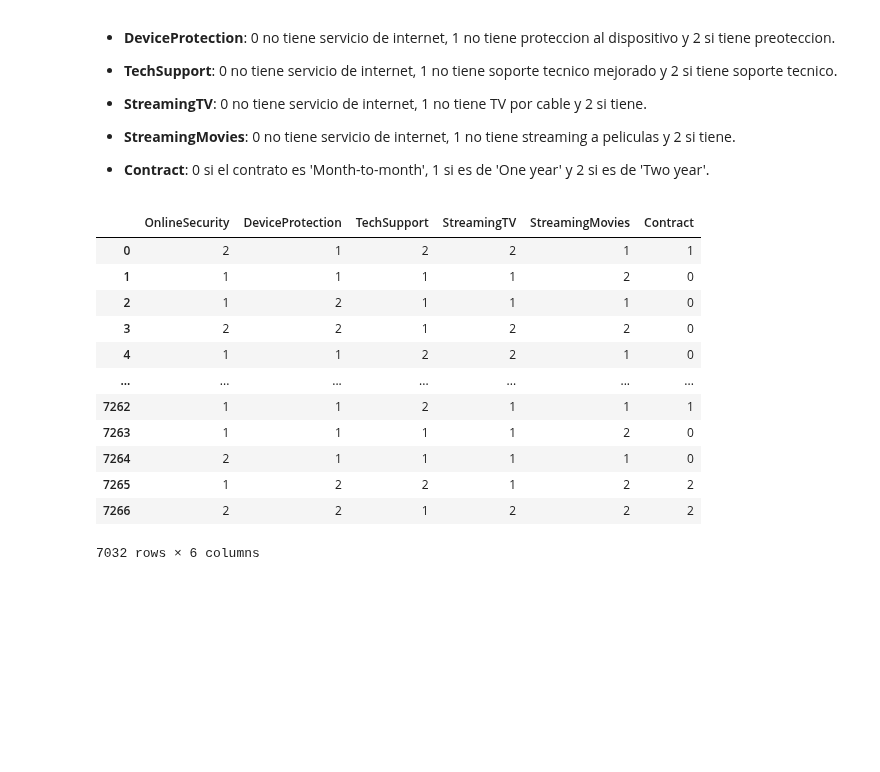
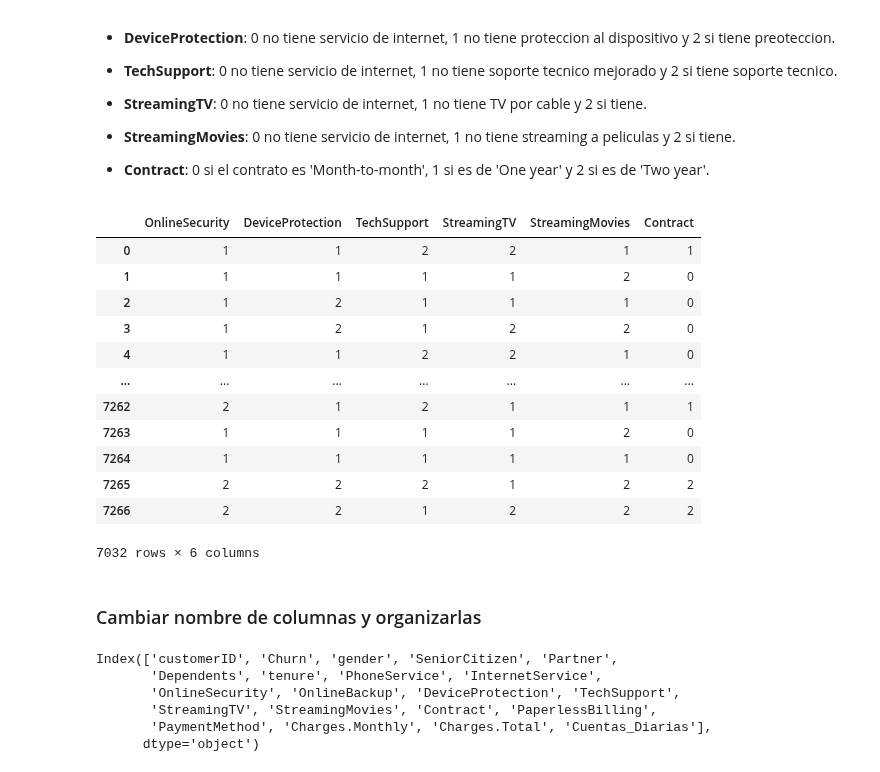
Before and after one commit to jbernalg/challenge_TelecomX, a Jupyter notebook: challenge_telecomx.ipynb, the cells around one changed output. Saved outputs shown, nothing was run; the diff lists cells and outputs as text; code cells hidden in the pictures; blank space fills up the shorter version.

```diff
--- a/challenge_telecomx.ipynb
+++ b/challenge_telecomx.ipynb
@@ -376,6 +376,8 @@ df_exp[df_exp['PhoneService'] == 0].head()
 5 rows × 22 columns
 # %% [markdown]
 > Observamos que los clientes que estan suscrito al servicio telefonico necesariamente tienen al menos 1 linea. Los que no estan suscrito, no tienen linea telefonica. Por tanto, esta variable no nos brinda informacion relevante, solo informacion redundante de 'PhoneService'. La omitimos del analisis.
+# %%
+df_exp = df_exp.drop('MultipleLines', axis=1)
 # %% [markdown]
 __InternetService__
 # %% [markdown]
@@ -444,25 +446,36 @@ Podemos tratar estas variables como en el caso anterior ya que presentan 3 valor
 
 - __Contract__: 0 si el contrato es 'Month-to-month', 1 si es de 'One year' y 2 si es de 'Two year'.
 # %%
-df_exp['OnlineSecurity'] = df_exp['OnlineBackup'].replace({'No internet service': 0, 'No': 1, 'Yes': 2}).astype(np.int64)
+df_exp['OnlineBackup'] = df_exp['OnlineBackup'].replace({'No internet service': 0, 'No': 1, 'Yes': 2}).astype(np.int64)
 df_exp['DeviceProtection'] = df_exp['DeviceProtection'].replace({'No internet service': 0, 'No': 1, 'Yes': 2}).astype(np.int64)
 df_exp['TechSupport'] = df_exp['TechSupport'].replace({'No internet service': 0, 'No': 1, 'Yes': 2}).astype(np.int64)
 df_exp['StreamingTV'] = df_exp['StreamingTV'].replace({'No internet service': 0, 'No': 1, 'Yes': 2}).astype(np.int64)
 df_exp['StreamingMovies'] = df_exp['StreamingMovies'].replace({'No internet service': 0, 'No': 1, 'Yes': 2}).astype(np.int64)
 df_exp['Contract'] = df_exp['Contract'].replace({'Month-to-month': 0, 'One year': 1, 'Two year': 2}).astype(np.int64)
 
 df_exp[['OnlineSecurity', 'DeviceProtection', 'TechSupport', 'StreamingTV', 'StreamingMovies', 'Contract']]
 # %% [output]
 |  | OnlineSecurity | DeviceProtection | TechSupport | StreamingTV | StreamingMovies | Contract |
-| 0 | 2 | 1 | 2 | 2 | 1 | 1 |
+| 0 | 1 | 1 | 2 | 2 | 1 | 1 |
 | 1 | 1 | 1 | 1 | 1 | 2 | 0 |
 | 2 | 1 | 2 | 1 | 1 | 1 | 0 |
-| 3 | 2 | 2 | 1 | 2 | 2 | 0 |
+| 3 | 1 | 2 | 1 | 2 | 2 | 0 |
 | 4 | 1 | 1 | 2 | 2 | 1 | 0 |
 | ... | ... | ... | ... | ... | ... | ... |
-| 7262 | 1 | 1 | 2 | 1 | 1 | 1 |
+| 7262 | 2 | 1 | 2 | 1 | 1 | 1 |
 | 7263 | 1 | 1 | 1 | 1 | 2 | 0 |
-| 7264 | 2 | 1 | 1 | 1 | 1 | 0 |
-| 7265 | 1 | 2 | 2 | 1 | 2 | 2 |
+| 7264 | 1 | 1 | 1 | 1 | 1 | 0 |
+| 7265 | 2 | 2 | 2 | 1 | 2 | 2 |
 | 7266 | 2 | 2 | 1 | 2 | 2 | 2 |
 7032 rows × 6 columns
+# %% [markdown]
+### Cambiar nombre de columnas y organizarlas
+# %%
+df_exp.columns
+# %% [output]
+Index(['customerID', 'Churn', 'gender', 'SeniorCitizen', 'Partner',
+       'Dependents', 'tenure', 'PhoneService', 'InternetService',
+       'OnlineSecurity', 'OnlineBackup', 'DeviceProtection', 'TechSupport',
+       'StreamingTV', 'StreamingMovies', 'Contract', 'PaperlessBilling',
+       'PaymentMethod', 'Charges.Monthly', 'Charges.Total', 'Cuentas_Diarias'],
+      dtype='object')
```
Also changed, not shown: parts of 2 cells of this notebook.
